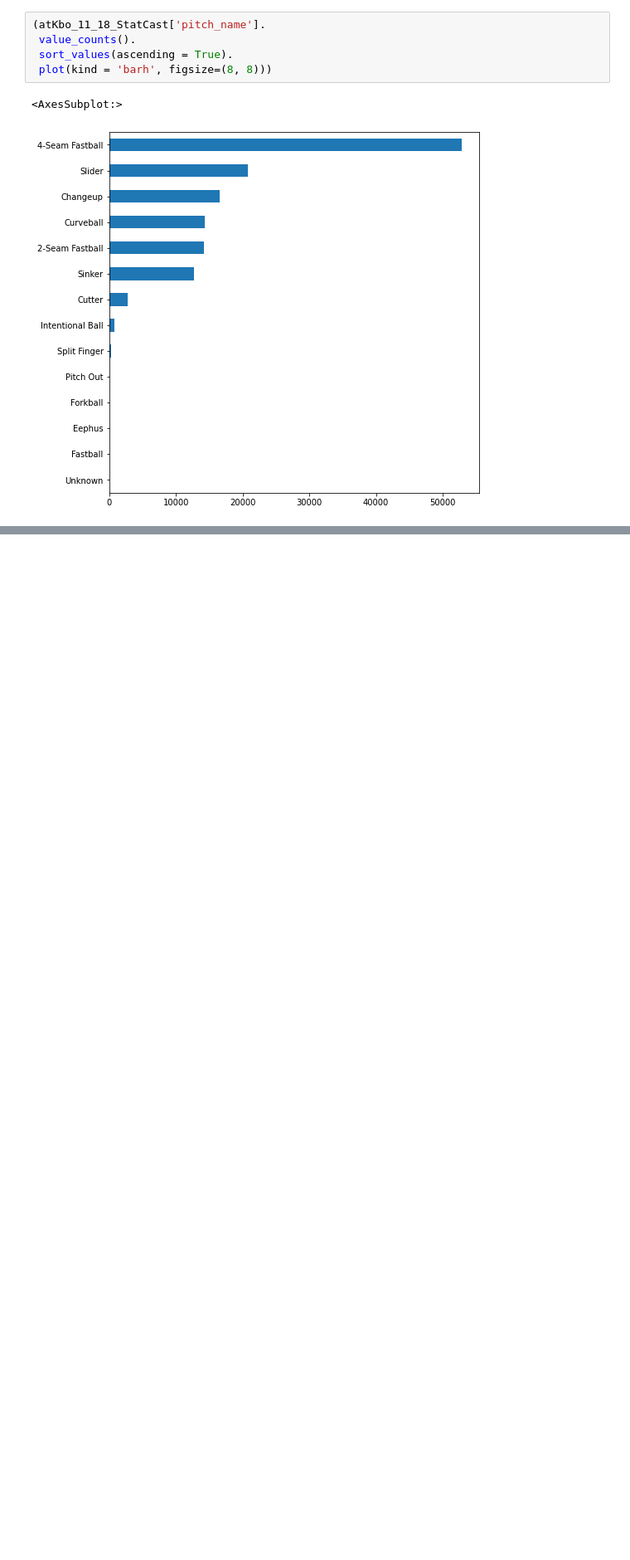
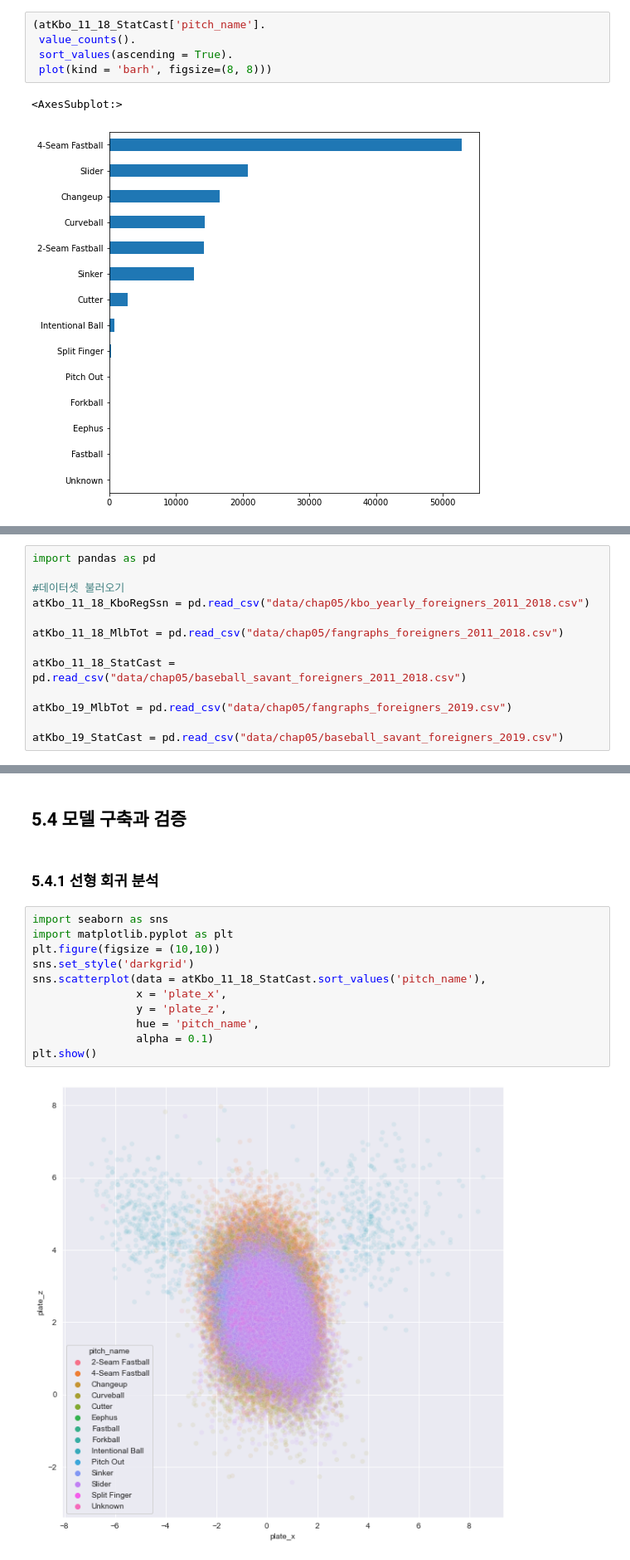
Before and after one commit to msio900/dacon_1st_solution, a Jupyter notebook: Chap05.ipynb, the cells around one changed output, grey strips where cells are left out. Shown at 83% size. Cells and saved outputs as stored; diff of their text form; blank space fills up the shorter version.

```diff
--- a/Chap05.ipynb
+++ b/Chap05.ipynb
@@ -188,0 +193,13 @@ atKbo_11_18_StatCast[['events', 'description', 'pitch_name']]
+# %%
+import pandas as pd
+
+#데이터셋 불러오기
+atKbo_11_18_KboRegSsn = pd.read_csv("data/chap05/kbo_yearly_foreigners_2011_2018.csv")
+
+atKbo_11_18_MlbTot = pd.read_csv("data/chap05/fangraphs_foreigners_2011_2018.csv")
+
+atKbo_11_18_StatCast = pd.read_csv("data/chap05/baseball_savant_foreigners_2011_2018.csv")
+
+atKbo_19_MlbTot = pd.read_csv("data/chap05/fangraphs_foreigners_2019.csv")
+
+atKbo_19_StatCast = pd.read_csv("data/chap05/baseball_savant_foreigners_2019.csv")
@@ -188,0 +310,17 @@ atKbo_11_18_StatCast[['events', 'description', 'pitch_name']]
+# %% [markdown]
+## 5.4 모델 구축과 검증
+# %% [markdown]
+### 5.4.1 선형 회귀 분석
+# %%
+import seaborn as sns
+import matplotlib.pyplot as plt
+plt.figure(figsize = (10,10))
+sns.set_style('darkgrid')
+sns.scatterplot(data = atKbo_11_18_StatCast.sort_values('pitch_name'),
+                x = 'plate_x',
+                y = 'plate_z',
+                hue = 'pitch_name',
+                alpha = 0.1)
+plt.show()
+# %% [output]
+[figure, added]
```
Also changed, not shown: parts of 30 cells of this notebook.
